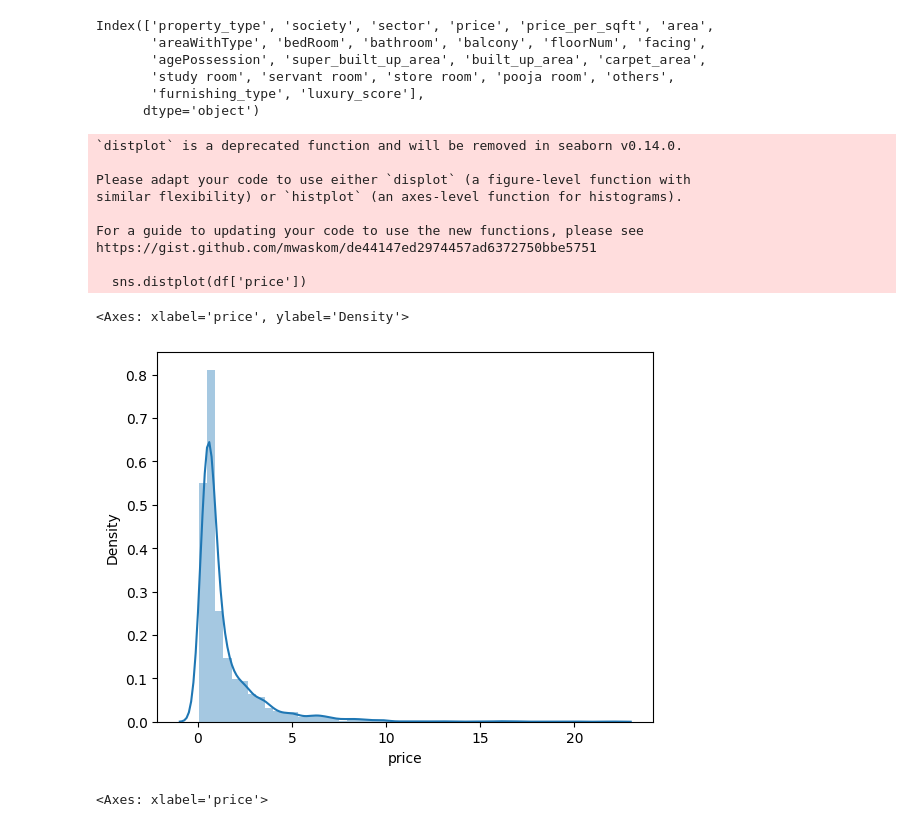
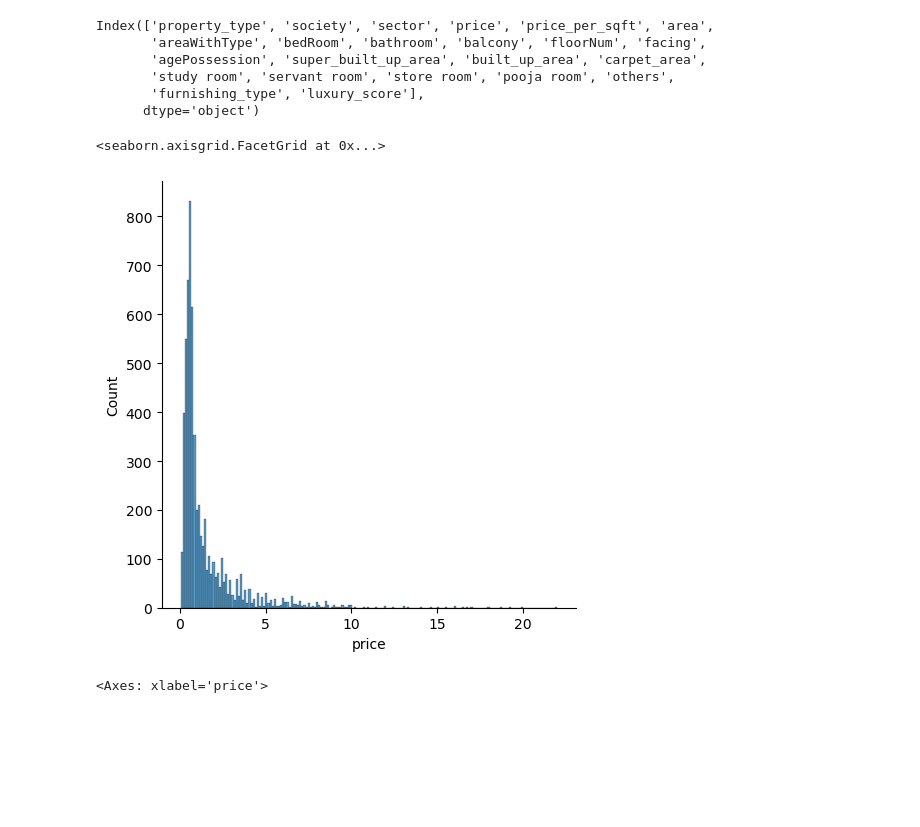
Before and after one commit to arpitpatel1/housing_mlops_kn, a Jupyter notebook: notebooks/6_outlier-treatment.ipynb, the cells around one changed output. Saved outputs shown, nothing was run; the diff lists cells and outputs as text; code cells hidden in the pictures; blank space fills up the shorter version.

```diff
--- a/notebooks/6_outlier-treatment.ipynb
+++ b/notebooks/6_outlier-treatment.ipynb
@@ -8,10 +8,10 @@ from pathlib import Path
 pd.set_option('display.max_columns', None)
 pd.set_option('display.max_rows', None)
 # %%
-in_path = Path('../data/raw')
-out_path = Path('../data/interim')
+raw_path = Path('../data/raw')
+interim_path = Path('../data/interim')
 # %%
-df = pd.read_csv(in_path / 'properties_cleaned_v2.csv')
+df = pd.read_csv(interim_path / 'properties_cleaned_v2.csv')
 # %%
 df.shape
 # %% [output]
@@ -40,19 +40,10 @@ Index(['property_type', 'society', 'sector', 'price', 'price_per_sqft', 'area',
       dtype='object')
 # %%
 # outliers on the basis of price column
-sns.distplot(df['price'])
+sns.displot(df['price'])
 # %% [output]
-`distplot` is a deprecated function and will be removed in seaborn v0.14.0.
-
-Please adapt your code to use either `displot` (a figure-level function with
-similar flexibility) or `histplot` (an axes-level function for histograms).
-
-For a guide to updating your code to use the new functions, please see
-https://gist.github.com/mwaskom/de44147ed2974457ad6372750bbe5751
-
-  sns.distplot(df['price'])
+<seaborn.axisgrid.FacetGrid at 0x...>
-<Axes: xlabel='price', ylabel='Density'>
-[figure, old version]
+[figure, new version]
 # %%
 sns.boxplot(x=df['price'])
 # %% [output]
```
Also changed, not shown: parts of 51 cells of this notebook, 33 other files.
